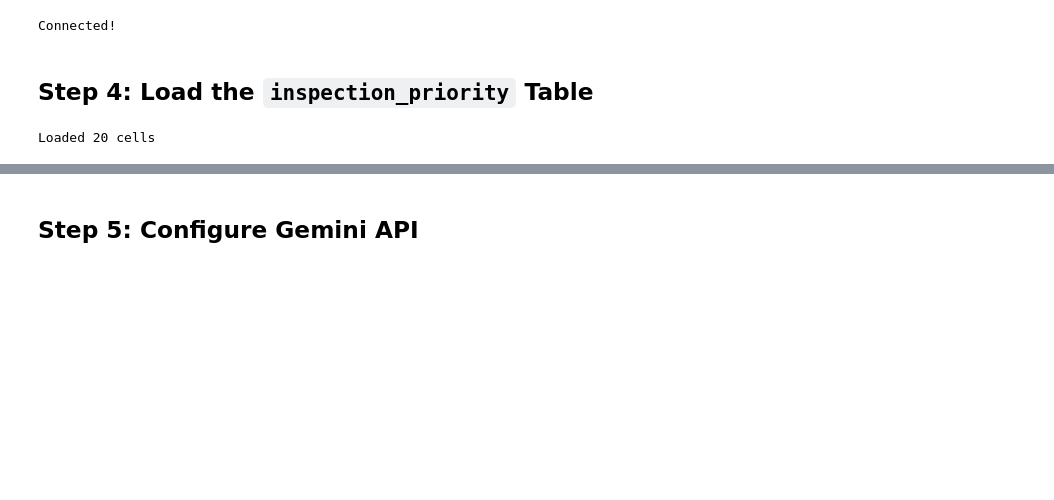
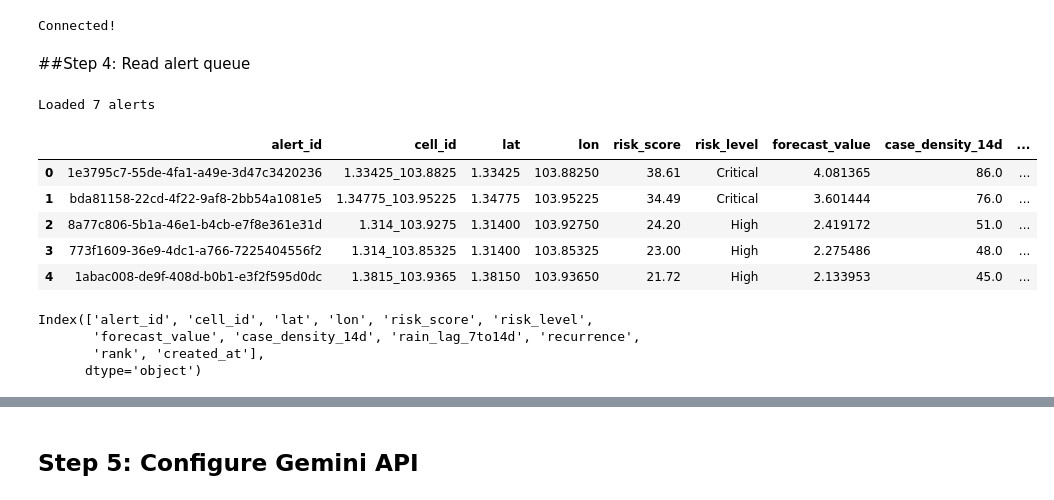
Before and after one commit to edmundzen/dengue-early-warning, a Jupyter notebook: member4_gemini.ipynb, the cells around one changed output, grey strips where cells are left out. Drawn from its saved outputs; the diff is of its cells as text; code cells hidden in the pictures; blank space fills up the shorter version.

```diff
--- a/member4_gemini.ipynb
+++ b/member4_gemini.ipynb
@@ -55,4 +71,4 @@ print("Connected!")
 # %% [output]
 Connected!
 # %% [markdown]
-## Step 4: Load the `inspection_priority` Table
+##Step 4: Read alert queue
@@ -59,12 +81,30 @@ Connected!
 # %%
 query = """
-SELECT * FROM `dengue-early-warning.dengue_ew.inspection_priority`
-WHERE risk_score > 0 ORDER BY risk_score DESC LIMIT 20
+SELECT * FROM `dengue-early-warning.dengue_ew.alert_queue`
+ORDER BY risk_score DESC
 """
+
+
 inspection_df = client.query(query).to_dataframe()
-print("Loaded", len(inspection_df), "cells")
+print("Loaded", len(inspection_df), "alerts")
 # %% [output]
-Loaded 20 cells
+Loaded 7 alerts
+# %%
+inspection_df.head()
+# %% [output]
+|  | alert_id | cell_id | lat | lon | risk_score | risk_level | forecast_value | case_density_14d | ... |
+| 0 | 1e3795c7-55de-4fa1-a49e-3d47c3420236 | 1.33425_103.8825 | 1.33425 | 103.88250 | 38.61 | Critical | 4.081365 | 86.0 | ... |
+| 1 | bda81158-22cd-4f22-9af8-2bb54a1081e5 | 1.34775_103.95225 | 1.34775 | 103.95225 | 34.49 | Critical | 3.601444 | 76.0 | ... |
+| 2 | 8a77c806-5b1a-46e1-b4cb-e7f8e361e31d | 1.314_103.9275 | 1.31400 | 103.92750 | 24.20 | High | 2.419172 | 51.0 | ... |
+| 3 | 773f1609-36e9-4dc1-a766-7225404556f2 | 1.314_103.85325 | 1.31400 | 103.85325 | 23.00 | High | 2.275486 | 48.0 | ... |
+| 4 | 1abac008-de9f-408d-b0b1-e3f2f595d0dc | 1.3815_103.9365 | 1.38150 | 103.93650 | 21.72 | High | 2.133953 | 45.0 | ... |
+# %%
+print(inspection_df.columns)
+# %% [output]
+Index(['alert_id', 'cell_id', 'lat', 'lon', 'risk_score', 'risk_level',
+       'forecast_value', 'case_density_14d', 'rain_lag_7to14d', 'recurrence',
+       'rank', 'created_at'],
+      dtype='object')
 # %%
 print(inspection_df["risk_score"].tolist())
 # %% [output]
```
Also changed, not shown: parts of 60 cells of this notebook.
